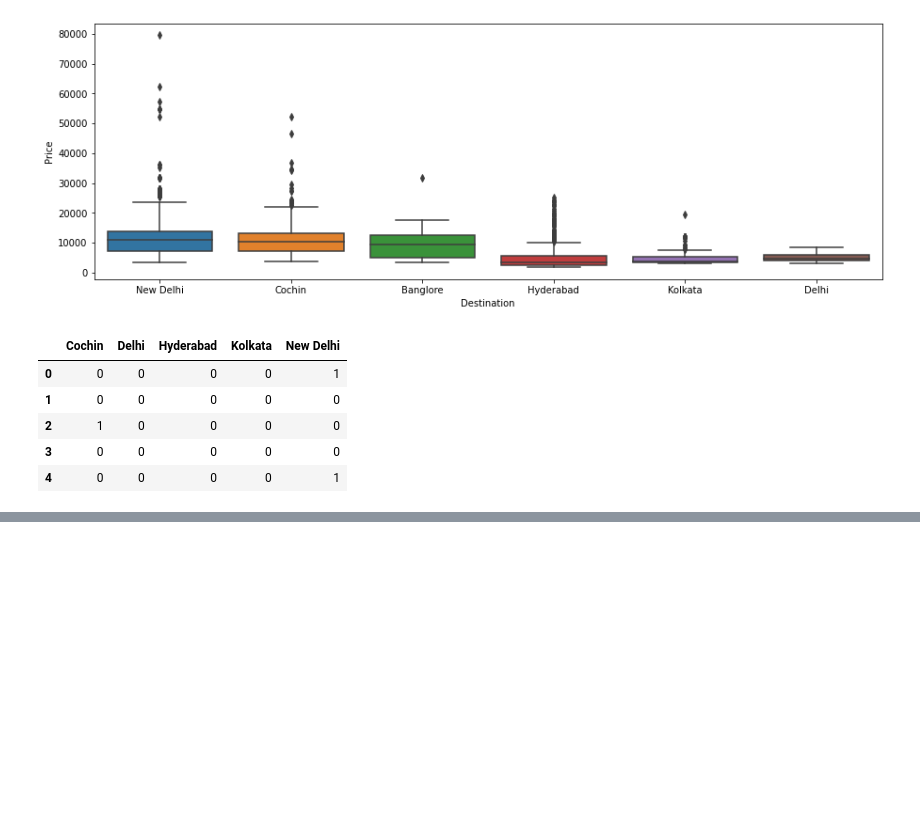
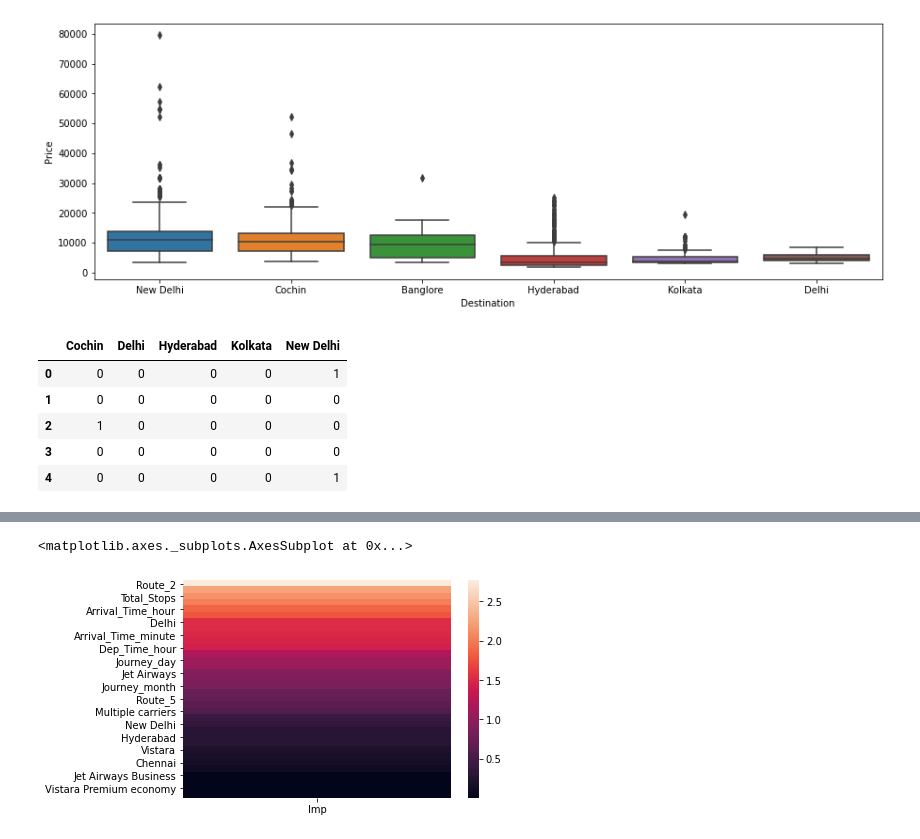
Before and after one commit to Dhrumil-Zion/Predict-Price-of-Airlines-Industry, a Jupyter notebook: Project_main_file.ipynb, the cells around one changed output, grey strips where cells are left out. Drawn from its saved outputs; the diff is of its cells as text; code cells hidden in the pictures; blank space fills up the shorter version.

```diff
--- a/Project_main_file.ipynb
+++ b/Project_main_file.ipynb
@@ -339,0 +580,3 @@ Destinations.head()
+# %%
+X = final_data.drop('Price',axis=1)
+y = final_data['Price']
@@ -339,0 +601,2 @@ Destinations.head()
+# %%
+imp_cols = pd.DataFrame(mutual_info_classif(X,y),index=X.columns)
@@ -339,0 +612,8 @@ Destinations.head()
+# %%
+imp_cols.columns=["Imp"]
+most_imp=imp_cols.sort_values(by="Imp",ascending=False)
+# %%
+sns.heatmap(most_imp)
+# %% [output]
+<matplotlib.axes._subplots.AxesSubplot at 0x...>
+[figure, added]
```
Also changed, not shown: parts of 35 cells of this notebook, 1 other file.
